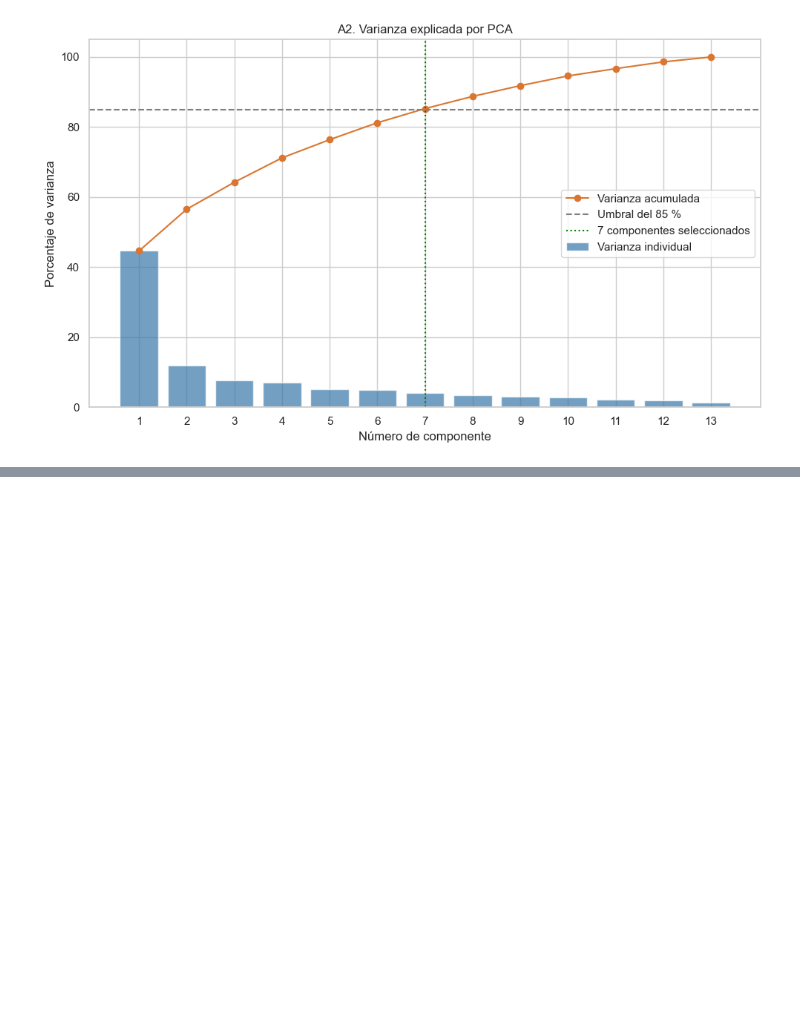
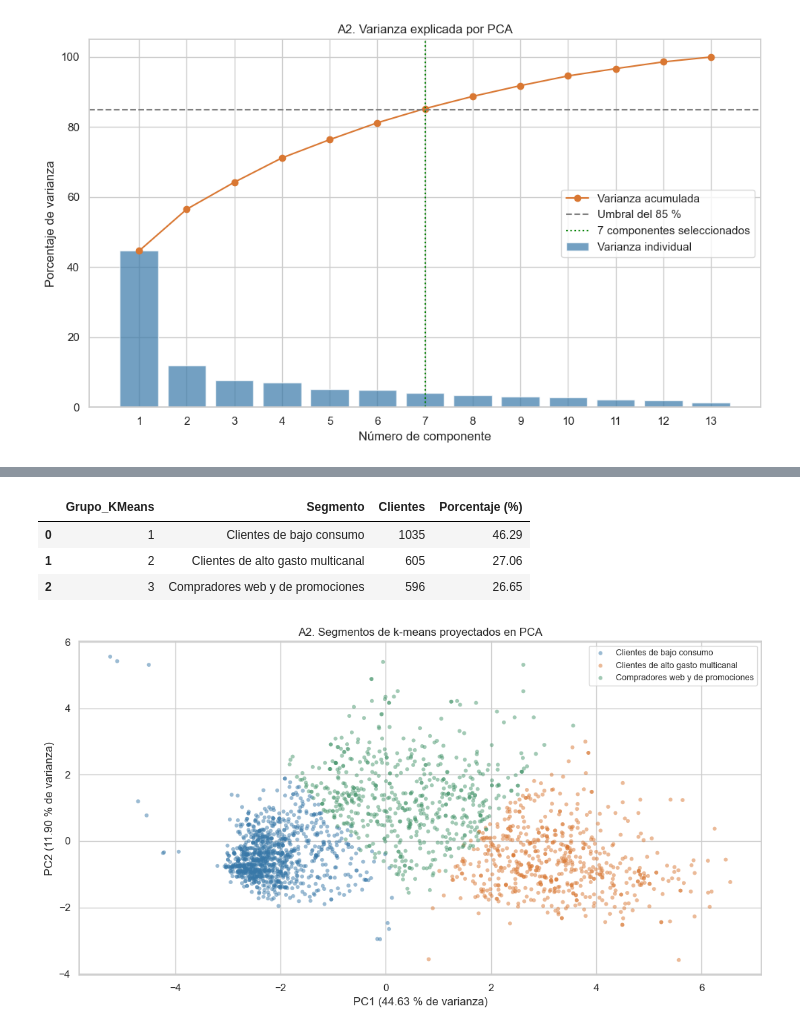
Before and after one commit to Calambillo11235813/Segundo-Parcial-Soporte, a Jupyter notebook: 01_Area_A2_Segmentacion.ipynb, the cells around one changed output, grey strips where cells are left out. Cells and saved outputs as stored; diff of their text form; code cells hidden in the pictures; blank space fills up the shorter version.

```diff
--- a/01_Area_A2_Segmentacion.ipynb
+++ b/01_Area_A2_Segmentacion.ipynb
@@ -424,0 +772,72 @@ Varianza conservada: 85.27%
+# %%
+# Modelo elegido para la propuesta comercial
+K_ELEGIDO = 3
+modelo_kmeans = modelos_kmeans[K_ELEGIDO]
+
+# Conservar los valores originales y añadir el segmento
+df_segmentado = df.copy()
+df_segmentado["Grupo_KMeans"] = modelo_kmeans.labels_ + 1
+
+nombres_segmentos = {
+    1: "Clientes de bajo consumo",
+    2: "Clientes de alto gasto multicanal",
+    3: "Compradores web y de promociones"
+}
+
+df_segmentado["Segmento"] = (
+    df_segmentado["Grupo_KMeans"].map(nombres_segmentos)
+)
+
+# Resumen de tamaños
+resumen_segmentos = (
+    df_segmentado.groupby(["Grupo_KMeans", "Segmento"])
+    .size()
+    .reset_index(name="Clientes")
+)
+
+resumen_segmentos["Porcentaje (%)"] = (
+    resumen_segmentos["Clientes"] / len(df_segmentado) * 100
+)
+
+display(resumen_segmentos.round(2))
+
+# Proyección de los grupos en PC1 y PC2
+fig, ax = plt.subplots(figsize=(11, 6))
+
+colores = ["#3878A8", "#D97732", "#47966D"]
+
+for grupo, color in zip([1, 2, 3], colores):
+    mascara = df_segmentado["Grupo_KMeans"] == grupo
+
+    ax.scatter(
+        X_pca.loc[mascara, "PC1"],
+        X_pca.loc[mascara, "PC2"],
+        s=18,
+        alpha=0.5,
+        color=color,
+        label=nombres_segmentos[grupo],
+        edgecolors="none"
+    )
+
+ax.set(
+    title="A2. Segmentos de k-means proyectados en PCA",
+    xlabel=f"PC1 ({porcentajes[0]:.2f} % de varianza)",
+    ylabel=f"PC2 ({porcentajes[1]:.2f} % de varianza)"
+)
+
+ax.legend(fontsize=9)
+plt.tight_layout()
+
+plt.savefig(
+    ruta_figuras / "A2_06_segmentos_kmeans.png",
+    dpi=300,
+    bbox_inches="tight"
+)
+
+plt.show()
+# %% [output]
+|  | Grupo_KMeans | Segmento | Clientes | Porcentaje (%) |
+| 0 | 1 | Clientes de bajo consumo | 1035 | 46.29 |
+| 1 | 2 | Clientes de alto gasto multicanal | 605 | 27.06 |
+| 2 | 3 | Compradores web y de promociones | 596 | 26.65 |
+[figure, added]
```
Also changed, not shown: parts of 23 cells of this notebook, 11 other files.
